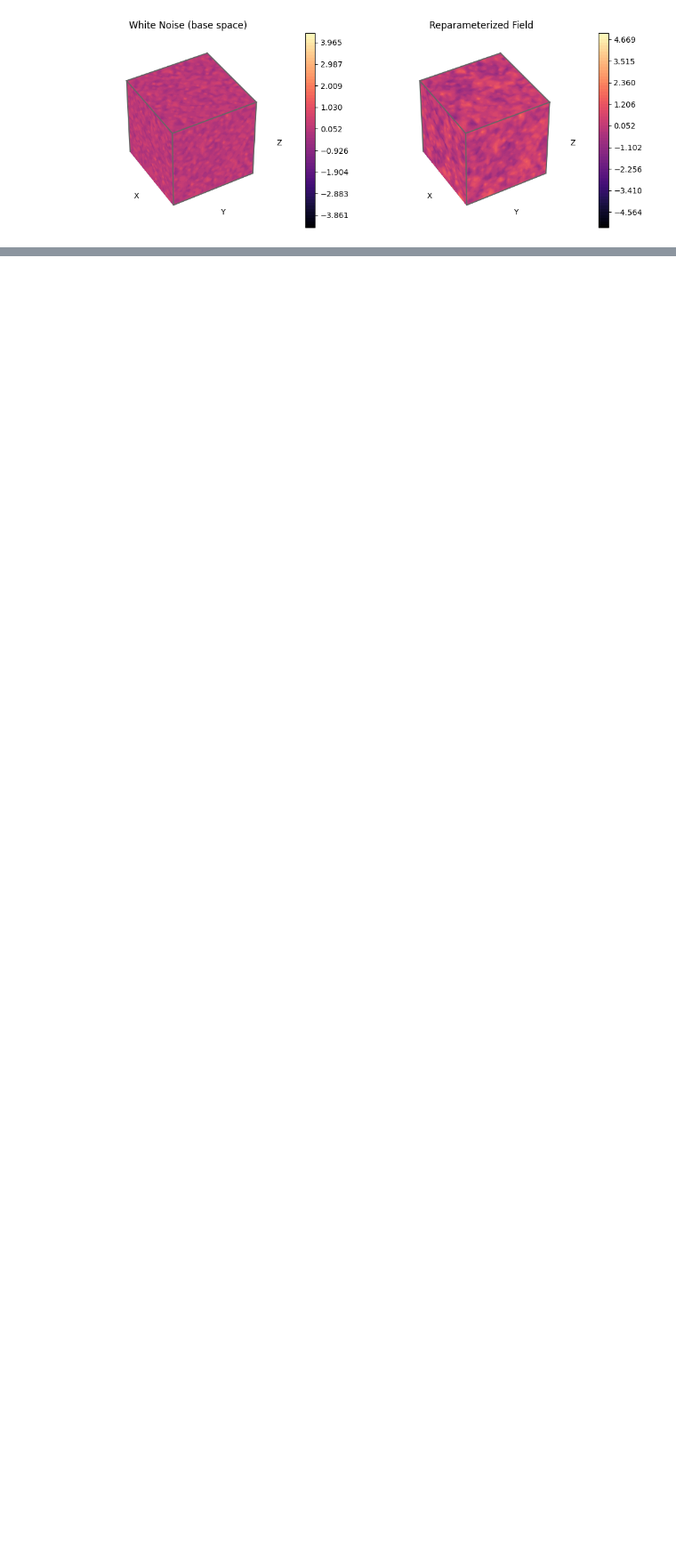
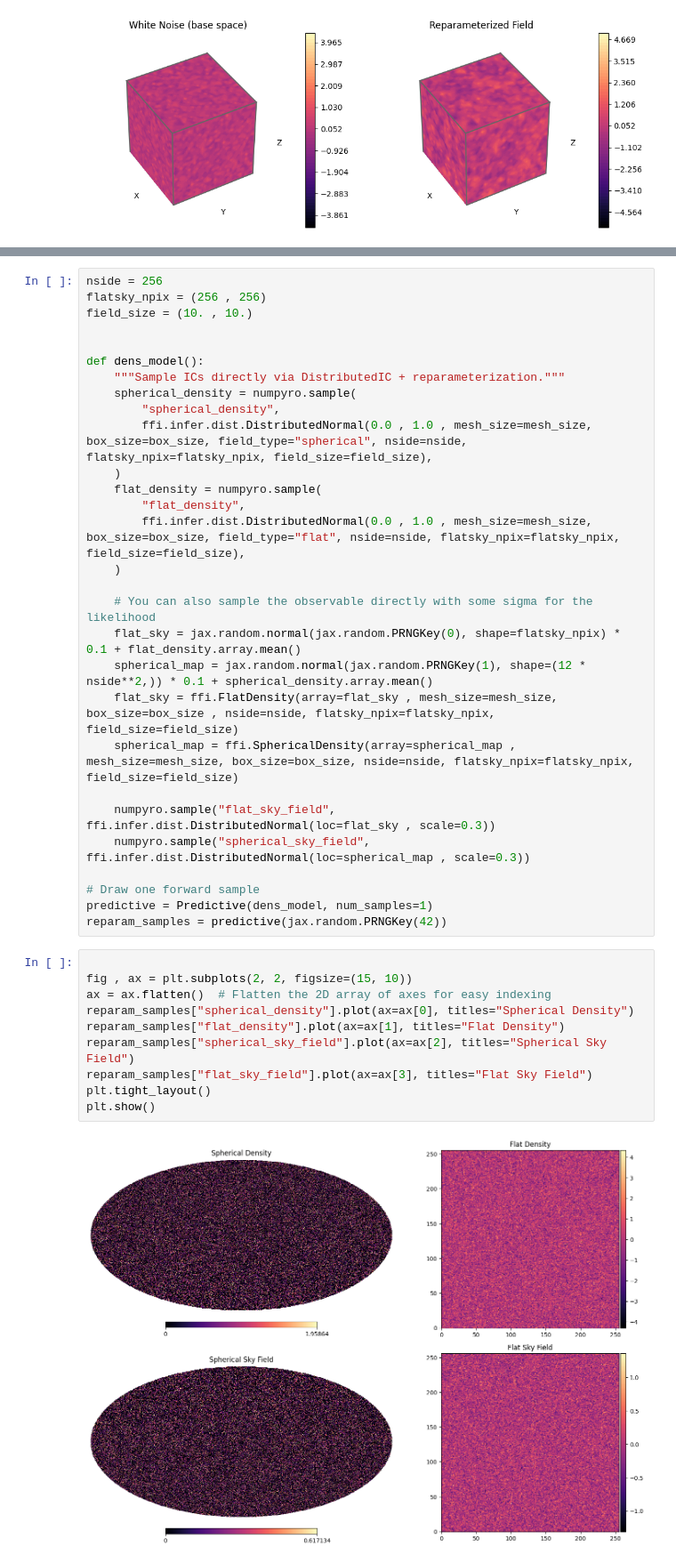
Before and after one commit to ASKabalan/fwd-model-tools, a Jupyter notebook: notebooks/10-Probabilistic-Modeling.ipynb, the cells around one changed output, grey strips where cells are left out. Shown at 89% size. Drawn from its saved outputs; the diff is of its cells as text; blank space fills up the shorter version.

```diff
--- a/notebooks/10-Probabilistic-Modeling.ipynb
+++ b/notebooks/10-Probabilistic-Modeling.ipynb
@@ -221,0 +174,41 @@ mcmc.run(jax.random.PRNGKey(42))
+# %%
+nside = 256
+flatsky_npix = (256 , 256)
+field_size = (10. , 10.)
+
+
+def dens_model():
+    """Sample ICs directly via DistributedIC + reparameterization."""
+    spherical_density = numpyro.sample(
+        "spherical_density",
+        ffi.infer.dist.DistributedNormal(0.0 , 1.0 , mesh_size=mesh_size, box_size=box_size, field_type="spherical", nside=nside, flatsky_npix=flatsky_npix, field_size=field_size),
+    )
+    flat_density = numpyro.sample(
+        "flat_density",
+        ffi.infer.dist.DistributedNormal(0.0 , 1.0 , mesh_size=mesh_size, box_size=box_size, field_type="flat", nside=nside, flatsky_npix=flatsky_npix, field_size=field_size),
+    )
+
+    # You can also sample the observable directly with some sigma for the likelihood
+    flat_sky = jax.random.normal(jax.random.PRNGKey(0), shape=flatsky_npix) * 0.1 + flat_density.array.mean()
+    spherical_map = jax.random.normal(jax.random.PRNGKey(1), shape=(12 * nside**2,)) * 0.1 + spherical_density.array.mean()
+    flat_sky = ffi.FlatDensity(array=flat_sky , mesh_size=mesh_size, box_size=box_size , nside=nside, flatsky_npix=flatsky_npix, field_size=field_size)
+    spherical_map = ffi.SphericalDensity(array=spherical_map , mesh_size=mesh_size, box_size=box_size, nside=nside, flatsky_npix=flatsky_npix, field_size=field_size)
+
+    numpyro.sample("flat_sky_field", ffi.infer.dist.DistributedNormal(loc=flat_sky , scale=0.3))
+    numpyro.sample("spherical_sky_field", ffi.infer.dist.DistributedNormal(loc=spherical_map , scale=0.3))
+
+# Draw one forward sample
+predictive = Predictive(dens_model, num_samples=1)
+reparam_samples = predictive(jax.random.PRNGKey(42))
+# %%
+
+fig , ax = plt.subplots(2, 2, figsize=(15, 10))
+ax = ax.flatten()  # Flatten the 2D array of axes for easy indexing
+reparam_samples["spherical_density"].plot(ax=ax[0], titles="Spherical Density")
+reparam_samples["flat_density"].plot(ax=ax[1], titles="Flat Density")
+reparam_samples["spherical_sky_field"].plot(ax=ax[2], titles="Spherical Sky Field")
+reparam_samples["flat_sky_field"].plot(ax=ax[3], titles="Flat Sky Field")
+plt.tight_layout()
+plt.show()
+# %% [output]
+[figure, added]
```
Also changed, not shown: parts of 14 cells of this notebook, 5 other files.
